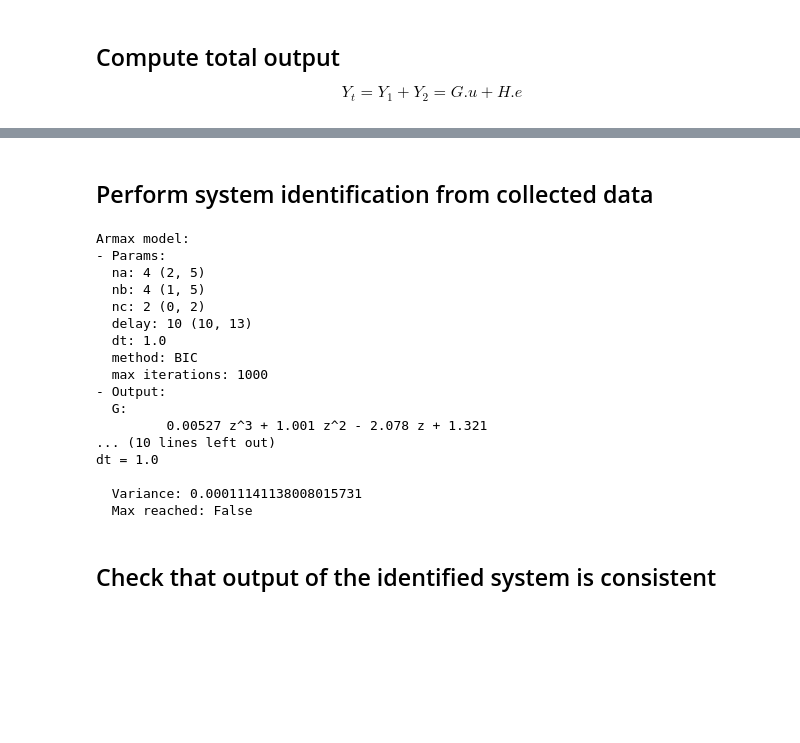
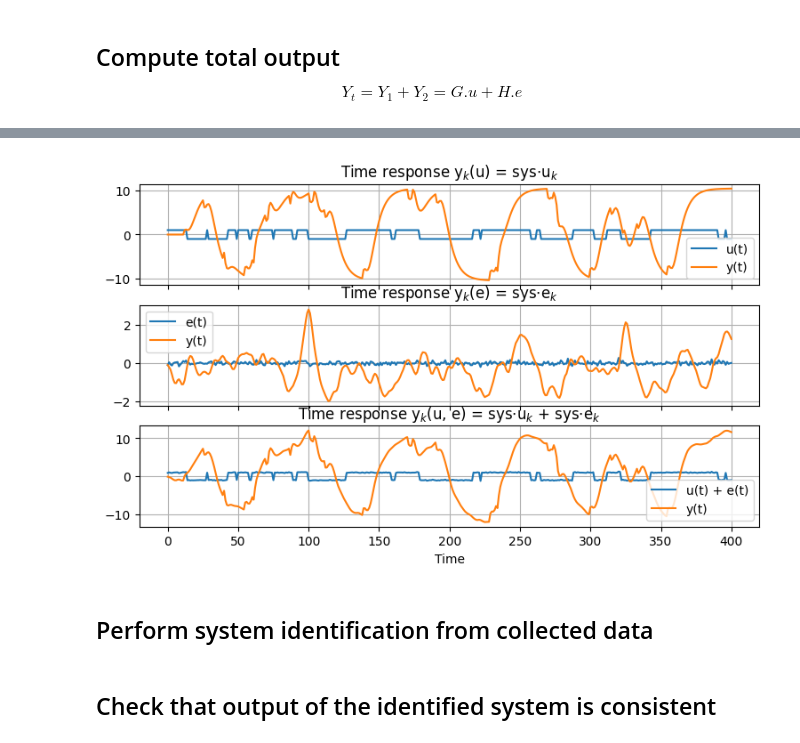
Before and after one commit to CPCLAB-UNIPI/SIPPY, a Jupyter notebook: Examples/test_armax.ipynb, the cells around one changed output, grey strips where cells are left out. Cells and saved outputs as stored; diff of their text form; code cells hidden in the pictures; blank space fills up the shorter version.

```diff
--- a/Examples/test_armax.ipynb
+++ b/Examples/test_armax.ipynb
@@ -13,16 +13,16 @@ rcParams['figure.figsize'] = (9.0, 5.0)
 # %% [markdown]
 ## Define sampling time and Time vector
 # %%
-sampling_time = 1.  # [s]
+sampling_time = 1  # [s]
 end_time = 400  # [s]
-npts = int(old_div(end_time, sampling_time)) + 1
+npts = end_time // sampling_time + 1
 Time = np.linspace(0, end_time, npts)
 # %% [markdown]
 ## Define pseudo random binary sequence as input signal and white noise as noise signal
 # %%
 # make input signal
 switch_probability = 0.08  # [0..1]
-Usim = fset.GBN_seq(npts, switch_probability)
+Usim, _, _ = fset.GBN_seq(npts, switch_probability)
 
 # make noise for input signal
 white_noise_variance = [0.005]
@@ -36,11 +52,27 @@ NUM_H = [1., 0.3, 0., 0., 0., 0., 0., 0., 0., 0., 0., 0., 0., 0., 0.]
 # %% [markdown]
 ### Common denominator between input and noise transfer functions has 4 roots: na = 4
 # %%
-DEN = [1., -2.21, 1.7494, -0.584256, 0.0684029, 0., 0., 0., 0., 0., 0., 0., 0., 0., 0.]
+DEN = [
+    1.0,
+    -2.21,
+    1.7494,
+    -0.584256,
+    0.0684029,
+    0.0,
+    0.0,
+    0.0,
+    0.0,
+    0.0,
+    0.0,
+    0.0,
+    0.0,
+    0.0,
+    0.0,
+]
 # %% [markdown]
 ### Numerator of input transfer function has 3 roots: nb = 3
 # %%
-NUM = [1., -2.07, 1.3146]
+NUM = [1.0, -2.07, 1.3146]
 # %% [markdown]
 ### Define transfer functions
 # %%
@@ -104,24 +106,13 @@ plt.grid()
+# %%
+fig = plot_responses(
+    Time,
+    [Usim, e_t, Utot],
+    [Y1, Y2, Ytot],
+    ["u", "e", ["u", "e"]],
+)
+
+fig.savefig(output_dir + "/responses.png")
+# %% [output]
+[figure, added]
 # %% [markdown]
 ## Perform system identification from collected data
-# %%
-Id_sys = system_identification(Ytot, Usim, 'ARMAX', IC='BIC', na_ord=[2, 5], \
-                               nb_ord=[1, 5], nc_ord=[0, 2], delays=[10, 13], \
-                               ARMAX_max_iterations=1000)
-# %% [output]
-Armax model:
-- Params:
-  na: 4 (2, 5)
-  nb: 4 (1, 5)
-  nc: 2 (0, 2)
-  delay: 10 (10, 13)
-  dt: 1.0
-  method: BIC
-  max iterations: 1000
-- Output:
-  G:
-         0.00527 z^3 + 1.001 z^2 - 2.078 z + 1.321
-... (10 lines left out)
-dt = 1.0
-
-  Variance: 0.00011141138008015731
-  Max reached: False
```
Also changed, not shown: parts of 27 cells of this notebook, 40 other files.
